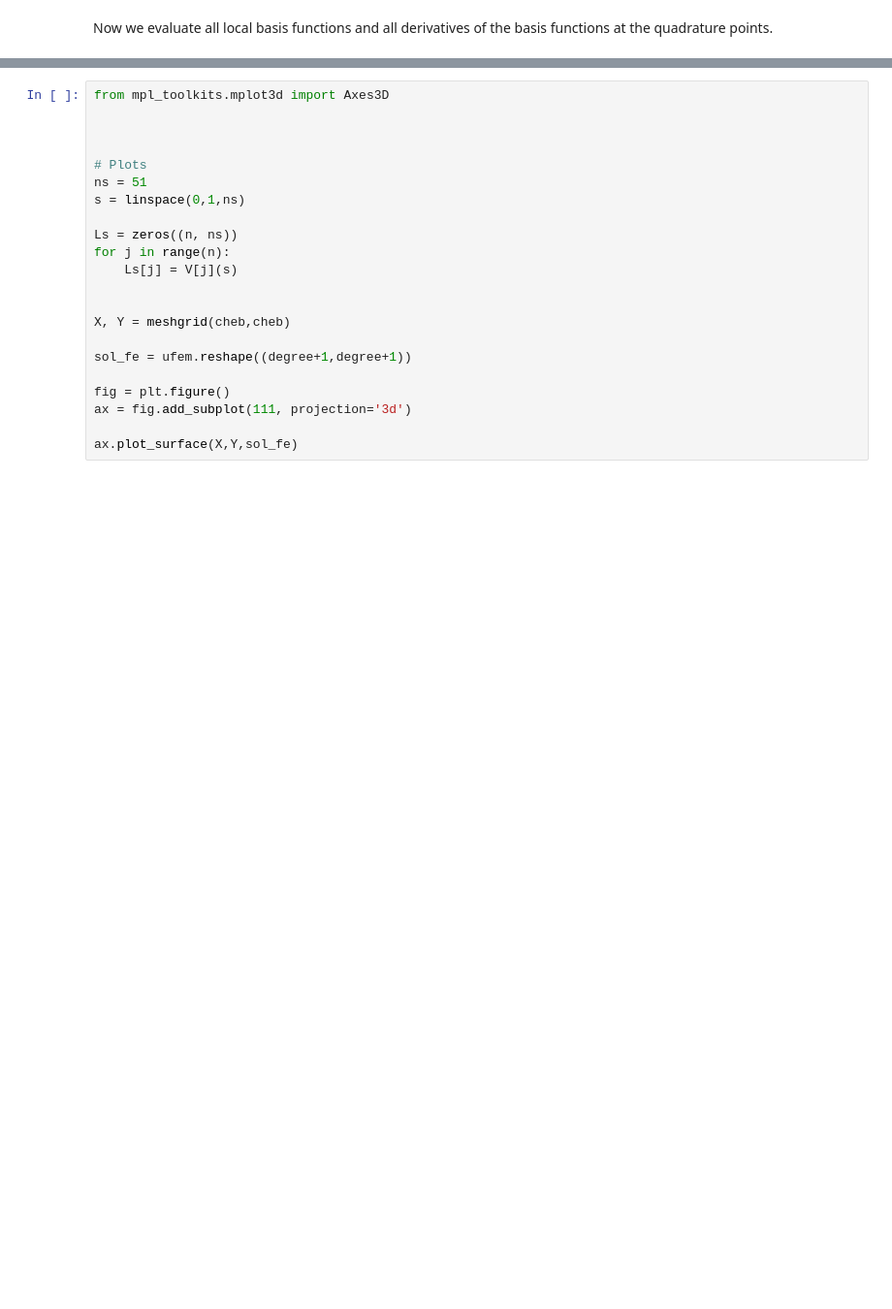
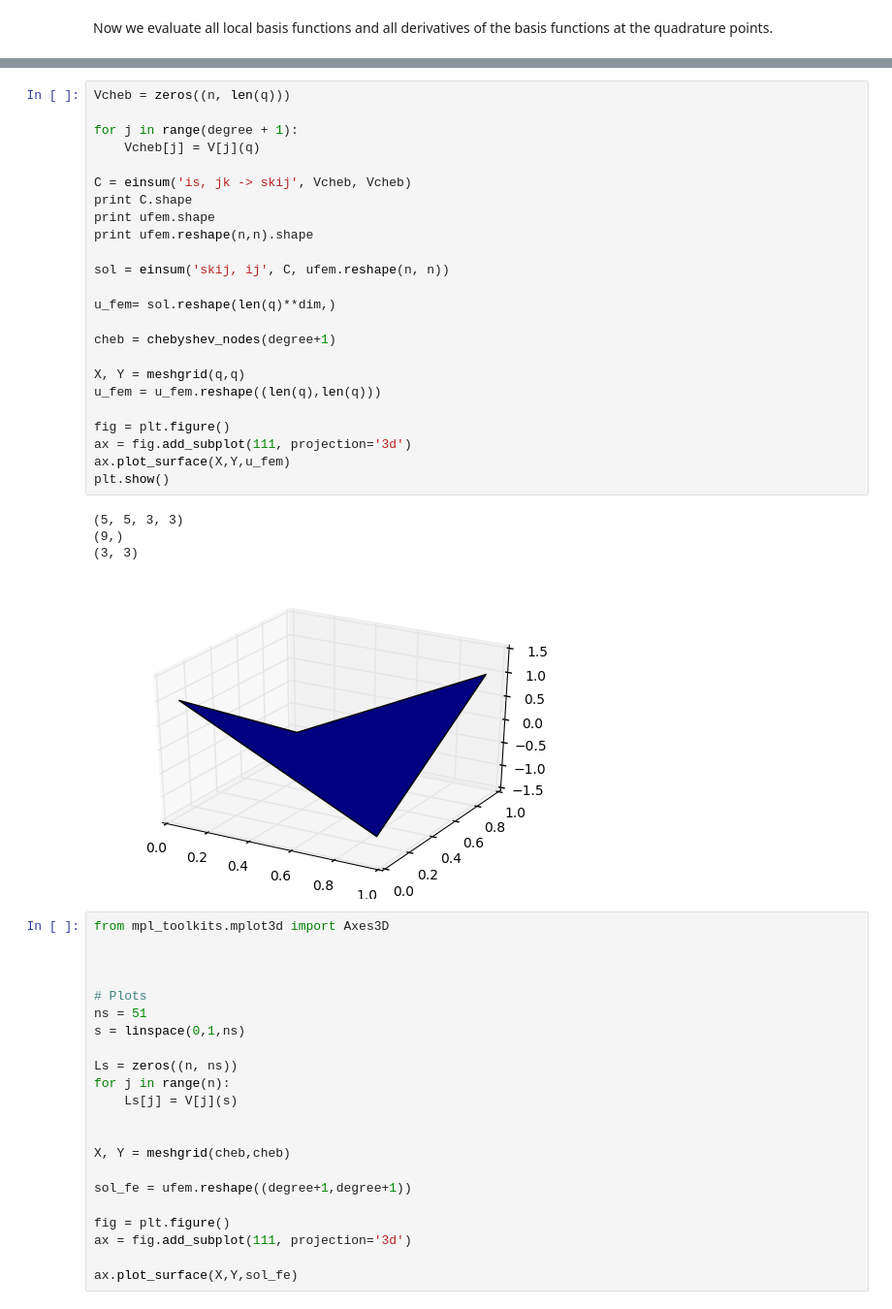
Before and after one commit to denocris/Finite-Element-Project, a Jupyter notebook: fe2D/fe2D.ipynb, the cells around one changed output, grey strips where cells are left out. Shown at 97% size. Drawn from its saved outputs; the diff is of its cells as text; blank space fills up the shorter version.

```diff
--- a/fe2D/fe2D.ipynb
+++ b/fe2D/fe2D.ipynb
@@ -229,3 +234,32 @@ ufem = linalg.solve((A + M), rhs)
+# %%
+Vcheb = zeros((n, len(q)))
+
+for j in range(degree + 1):
+    Vcheb[j] = V[j](q)
+
+C = einsum('is, jk -> skij', Vcheb, Vcheb)
+print C.shape
+print ufem.shape
+print ufem.reshape(n,n).shape
+
+sol = einsum('skij, ij', C, ufem.reshape(n, n))
+
+u_fem= sol.reshape(len(q)**dim,)
+
+cheb = chebyshev_nodes(degree+1)
+
+X, Y = meshgrid(q,q)
+u_fem = u_fem.reshape((len(q),len(q)))
+
+fig = plt.figure()
+ax = fig.add_subplot(111, projection='3d')
+ax.plot_surface(X,Y,u_fem)
+plt.show()
+# %% [output]
+(5, 5, 3, 3)
+(9,)
+(3, 3)
+[figure, added]
 # %%
 from mpl_toolkits.mplot3d import Axes3D
 
```
Also changed, not shown: parts of 6 cells of this notebook, 1 other file.
